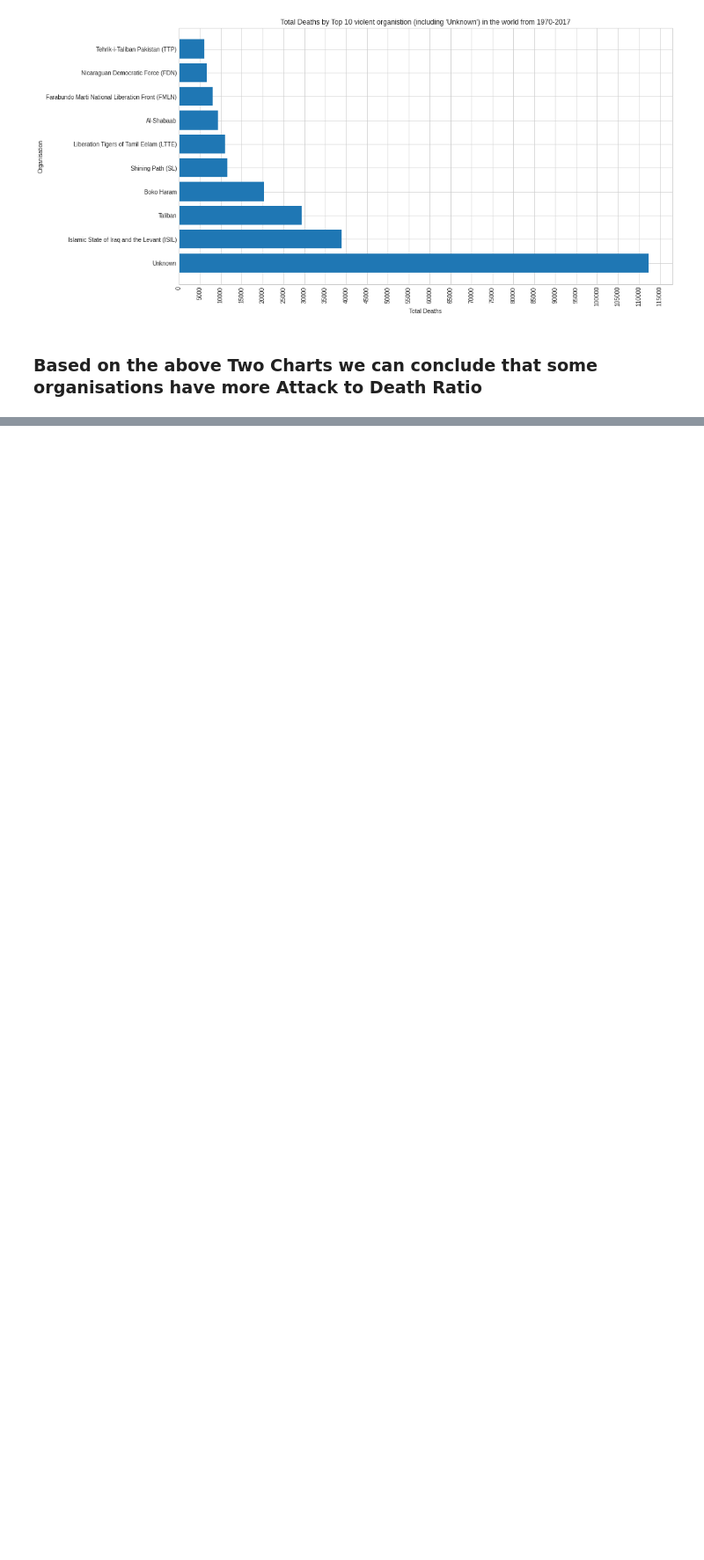
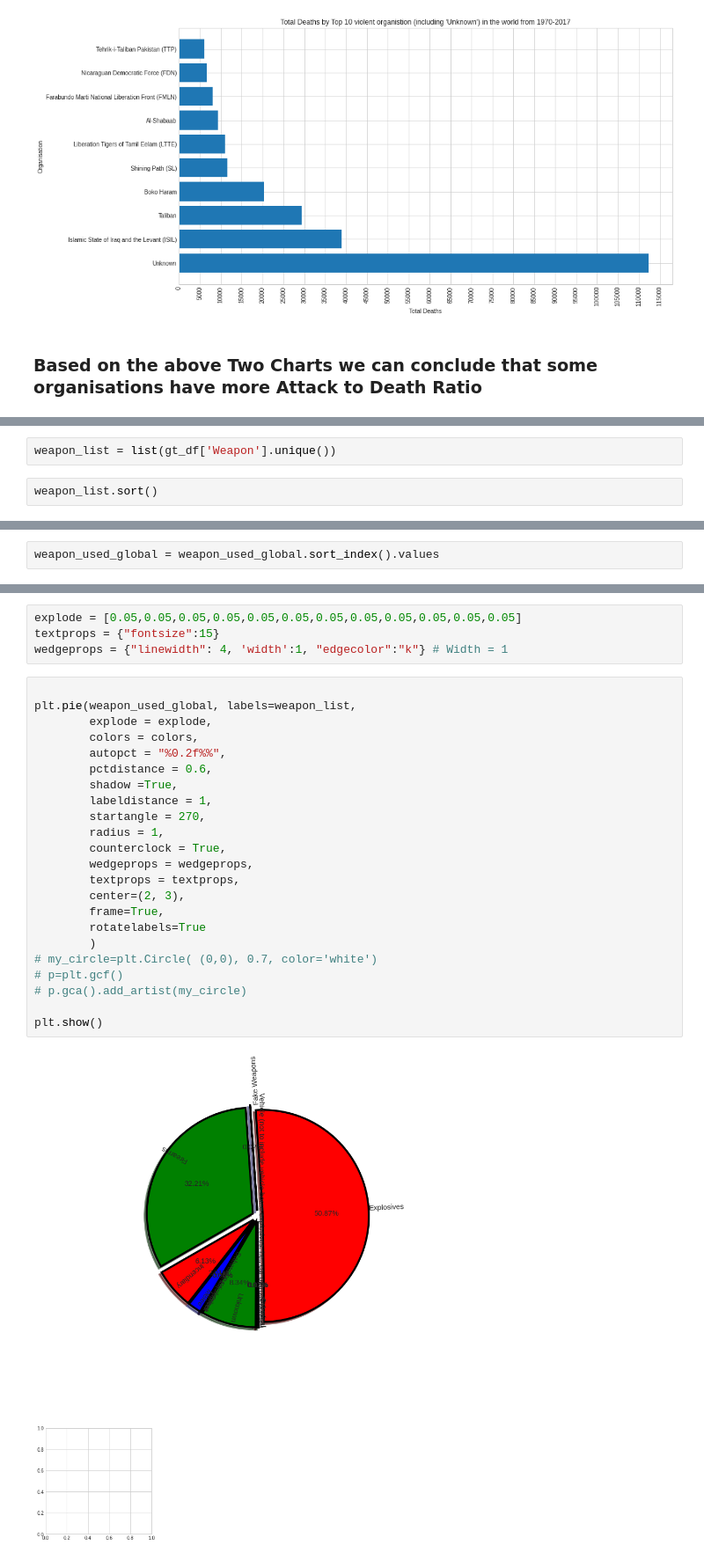
Before and after one commit to chvikas/global-terrorism-analysis, a Jupyter notebook: Global_Terrorism_Analysis_Capstone_Project.ipynb, the cells around one changed output, grey strips where cells are left out. Shown at 88% size. Saved outputs shown, nothing was run; the diff lists cells and outputs as text; blank space fills up the shorter version.

```diff
--- a/Global_Terrorism_Analysis_Capstone_Project.ipynb
+++ b/Global_Terrorism_Analysis_Capstone_Project.ipynb
@@ -573,0 +578,4 @@ plt.show()
+# %%
+weapon_list = list(gt_df['Weapon'].unique())
+# %%
+weapon_list.sort()
@@ -573,0 +597,2 @@ plt.show()
+# %%
+weapon_used_global = weapon_used_global.sort_index().values
@@ -573,0 +604,29 @@ plt.show()
+# %%
+explode = [0.05,0.05,0.05,0.05,0.05,0.05,0.05,0.05,0.05,0.05,0.05,0.05]
+textprops = {"fontsize":15}
+wedgeprops = {"linewidth": 4, 'width':1, "edgecolor":"k"} # Width = 1
+# %%
+
+plt.pie(weapon_used_global, labels=weapon_list,
+        explode = explode,
+        colors = colors,
+        autopct = "%0.2f%%",
+        pctdistance = 0.6,
+        shadow =True,
+        labeldistance = 1,
+        startangle = 270,
+        radius = 1,
+        counterclock = True,
+        wedgeprops = wedgeprops,
+        textprops = textprops,
+        center=(2, 3),
+        frame=True,
+        rotatelabels=True
+        )
+# my_circle=plt.Circle( (0,0), 0.7, color='white')
+# p=plt.gcf()
+# p.gca().add_artist(my_circle)
+
+plt.show()
+# %% [output]
+[figure, added]
```
Also changed, not shown: parts of 79 cells of this notebook.
